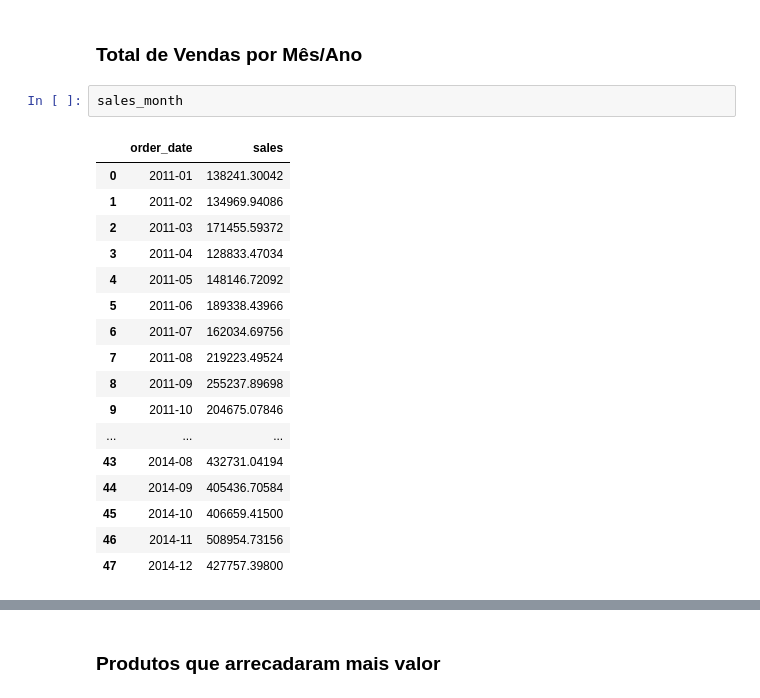
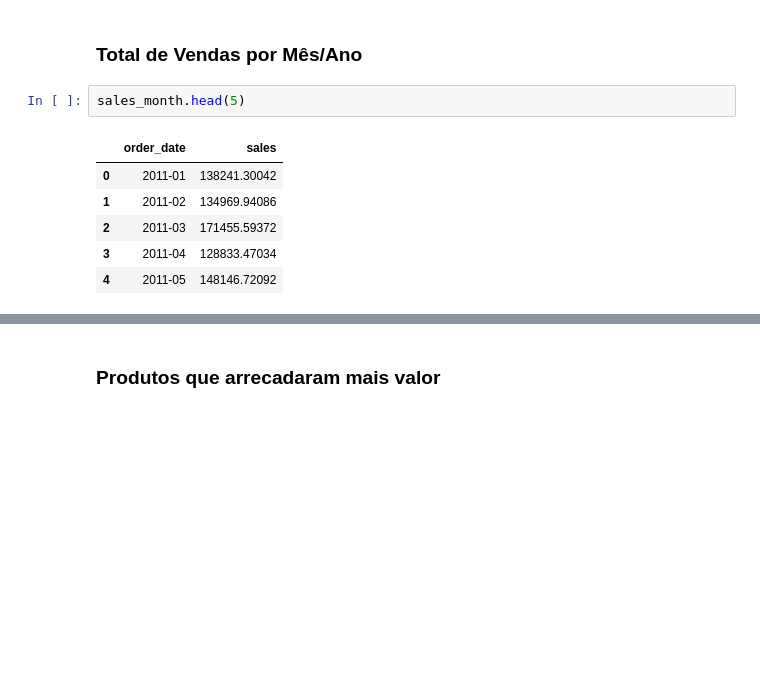
Before and after one commit to vector-b/alipaga_store_sales, a Jupyter notebook: Case.ipynb, the cells around one changed output, grey strips where cells are left out. Cells and saved outputs as stored; diff of their text form; blank space fills up the shorter version.

```diff
--- a/Case.ipynb
+++ b/Case.ipynb
@@ -103,25 +95,14 @@ sales_month["order_date"] = sales_month['order_date'].apply(lambda x: x.strftime
 # %% [markdown]
 ### Total de Vendas por Mês/Ano
 # %%
-sales_month
+sales_month.head(5)
 # %% [output]
 |  | order_date | sales |
 | 0 | 2011-01 | 138241.30042 |
 | 1 | 2011-02 | 134969.94086 |
 | 2 | 2011-03 | 171455.59372 |
 | 3 | 2011-04 | 128833.47034 |
 | 4 | 2011-05 | 148146.72092 |
-| 5 | 2011-06 | 189338.43966 |
-| 6 | 2011-07 | 162034.69756 |
-| 7 | 2011-08 | 219223.49524 |
-| 8 | 2011-09 | 255237.89698 |
-| 9 | 2011-10 | 204675.07846 |
-| ... | ... | ... |
-| 43 | 2014-08 | 432731.04194 |
-| 44 | 2014-09 | 405436.70584 |
-| 45 | 2014-10 | 406659.41500 |
-| 46 | 2014-11 | 508954.73156 |
-| 47 | 2014-12 | 427757.39800 |
 # %%
 plt.figure(figsize=(16, 5))
 plt.plot(sales_month['order_date'], sales_month['sales'], color='darkblue')
```
Also changed, not shown: parts of 25 cells of this notebook.
